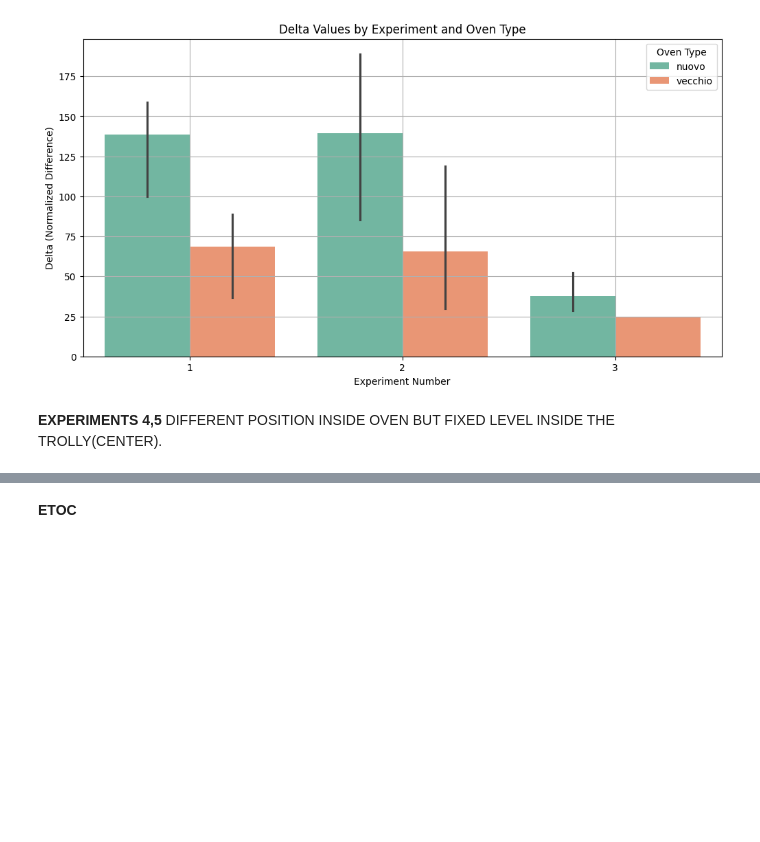
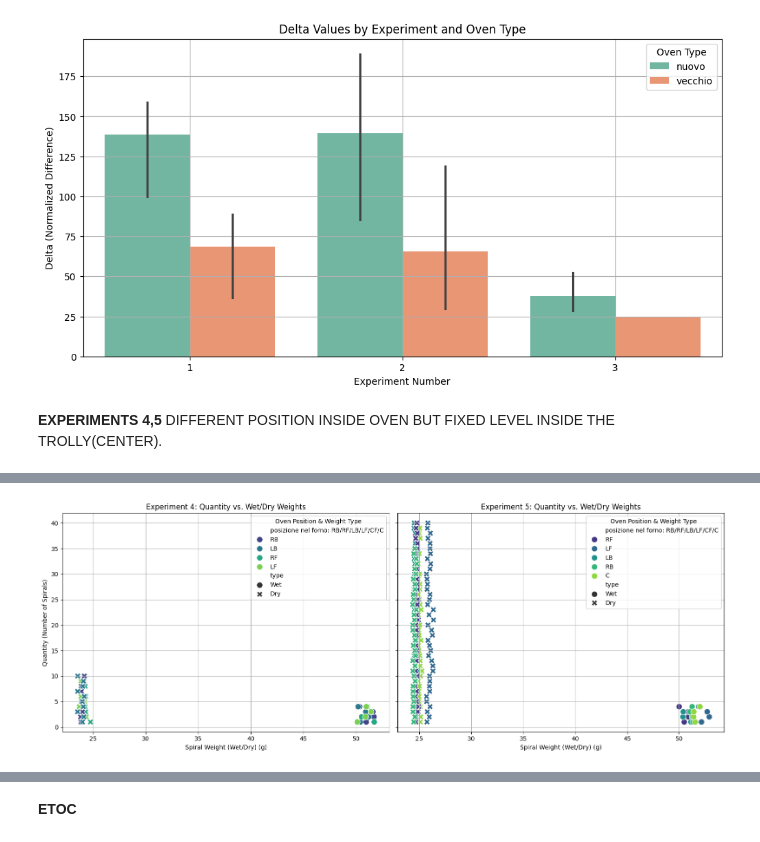
Before and after one commit to MaliheDahmardeh/ZB, a Jupyter notebook: ZB.ipynb, the cells around one changed output, grey strips where cells are left out. Saved outputs shown, nothing was run; the diff lists cells and outputs as text; code cells hidden in the pictures; blank space fills up the shorter version.

```diff
--- a/ZB.ipynb
+++ b/ZB.ipynb
@@ -722,0 +840,44 @@ Grouped Statistics with Delta:
+# %%
+
+# Create side-by-side scatter plots for Experiments 4 and 5
+fig, axes = plt.subplots(1, 2, figsize=(16, 6), sharey=True)
+
+# Experiment 4
+sns.scatterplot(
+    data=combined_data[combined_data['numero di esperimento'] == 4],
+    x='weight',
+    y='quantity',
+    hue='posizione nel forno: RB/RF/LB/LF/CF/C',
+    style='type',
+    palette='viridis',
+    s=100,
+    ax=axes[0]
+)
+axes[0].set_title("Experiment 4: Quantity vs. Wet/Dry Weights")
+axes[0].set_xlabel("Spiral Weight (Wet/Dry) (g)")
+axes[0].set_ylabel("Quantity (Number of Spirals)")
+axes[0].legend(title="Oven Position & Weight Type", loc='upper right')
+axes[0].grid(True)
+
+# Experiment 5
+sns.scatterplot(
+    data=combined_data[combined_data['numero di esperimento'] == 5],
+    x='weight',
+    y='quantity',
+    hue='posizione nel forno: RB/RF/LB/LF/CF/C',
+    style='type',
+    palette='viridis',
+    s=100,
+    ax=axes[1]
+)
+axes[1].set_title("Experiment 5: Quantity vs. Wet/Dry Weights")
+axes[1].set_xlabel("Spiral Weight (Wet/Dry) (g)")
+axes[1].set_ylabel("")  # Omit redundant ylabel
+axes[1].legend(title="Oven Position & Weight Type", loc='upper right')
+axes[1].grid(True)
+
+# Adjust layout
+plt.tight_layout()
+plt.show()
+# %% [output]
+[figure, added]
```
Also changed, not shown: parts of 5 cells of this notebook.
